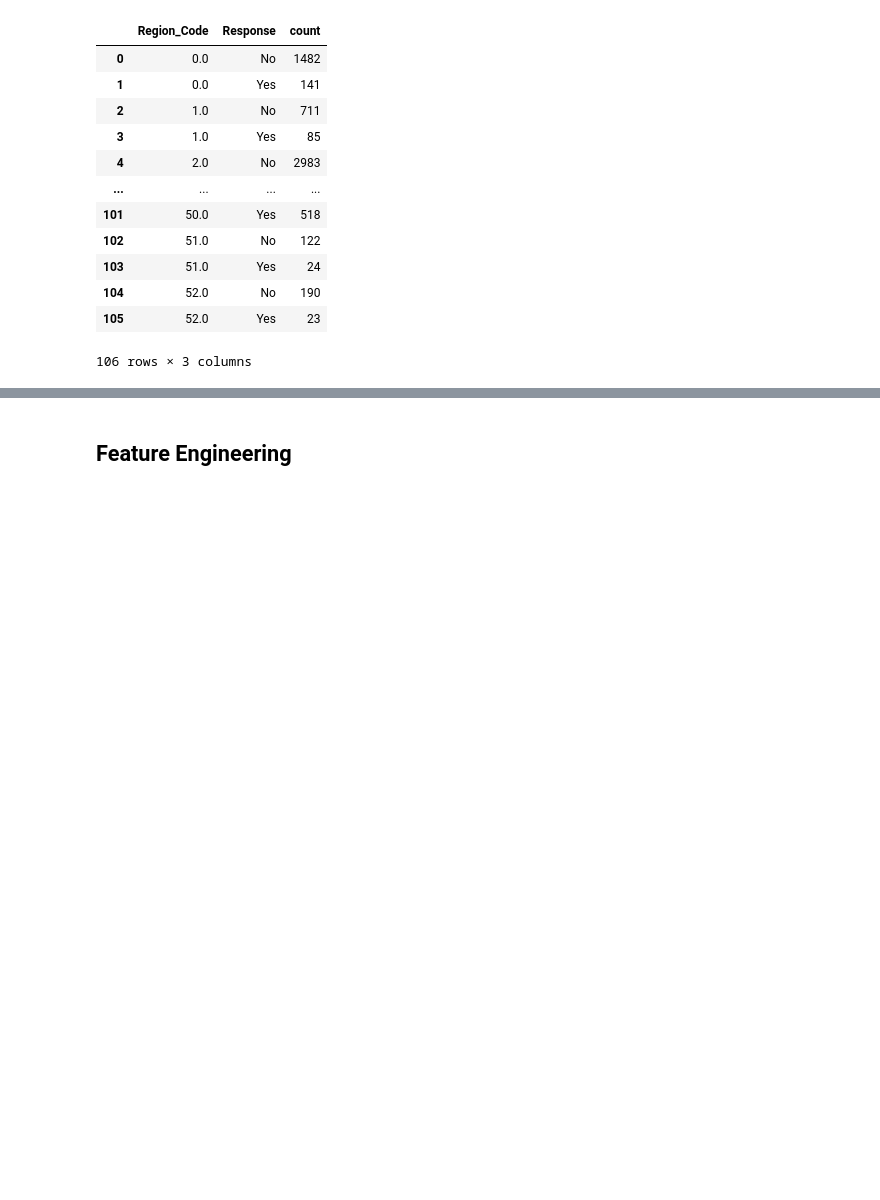
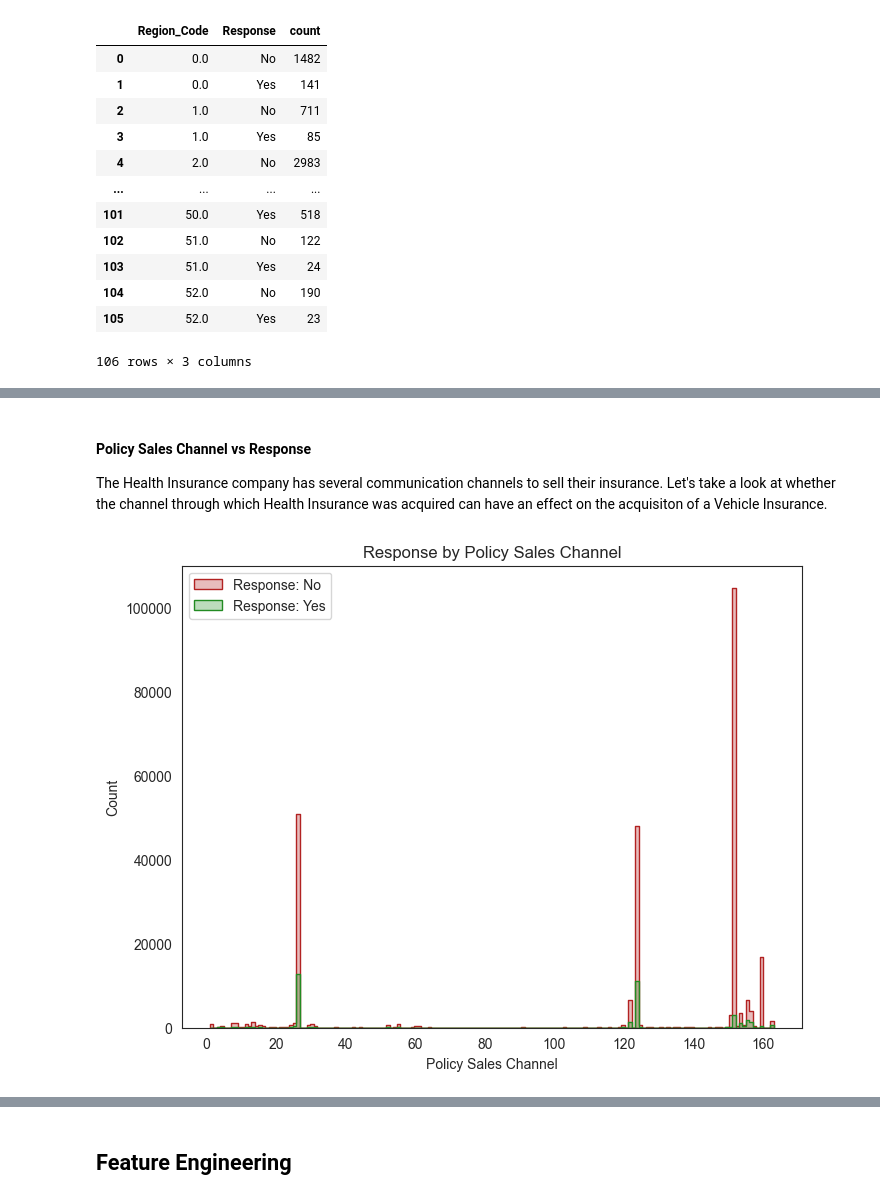
Before and after one commit to HugoTex98/Health-Insurance-Cross-Sell-Prediction, a Jupyter notebook: Health_Insurance_Cross_Sell_Prediction.ipynb, the cells around one changed output, grey strips where cells are left out. Saved outputs shown, nothing was run; the diff lists cells and outputs as text; code cells hidden in the pictures; blank space fills up the shorter version.

```diff
--- a/Health_Insurance_Cross_Sell_Prediction.ipynb
+++ b/Health_Insurance_Cross_Sell_Prediction.ipynb
@@ -639,0 +663,26 @@ plt.show()
+# %% [markdown]
+#### Policy Sales Channel vs Response
+
+The Health Insurance company has several communication channels to sell their insurance. Let's take a look at whether the channel through which Health Insurance was acquired can have an effect on the acquisiton of a Vehicle Insurance.
+# %%
+channel_resp = df_train[["Policy_Sales_Channel", "Response"]]
+channel_resp_0 = channel_resp[channel_resp["Response"] == 0]
+channel_resp_1 = channel_resp[channel_resp["Response"] == 1]
+# %%
+fig, ax = plt.subplots(figsize=(8, 6))
+# Plot the density histogram for Response 0
+sns.histplot(channel_resp_0['Policy_Sales_Channel'], ax=ax, stat='count', color='firebrick',
+             alpha=0.3, element='step', fill=True,
+             bins=int(channel_resp_0['Policy_Sales_Channel'].max()))
+# Plot the density histogram for Response 1
+sns.histplot(channel_resp_1['Policy_Sales_Channel'], ax=ax, stat='count', color='forestgreen',
+             alpha=0.3, element='step', fill=True,
+             bins=int(channel_resp_1['Policy_Sales_Channel'].max()))
+
+ax.set_xlabel('Policy Sales Channel')
+ax.set_ylabel('Count')
+ax.set_title('Response by Policy Sales Channel')
+ax.legend(labels=['Response: No', 'Response: Yes'], loc='upper left')
+plt.show()
+# %% [output]
+[figure, added]
```
Also changed, not shown: parts of 30 cells of this notebook.
